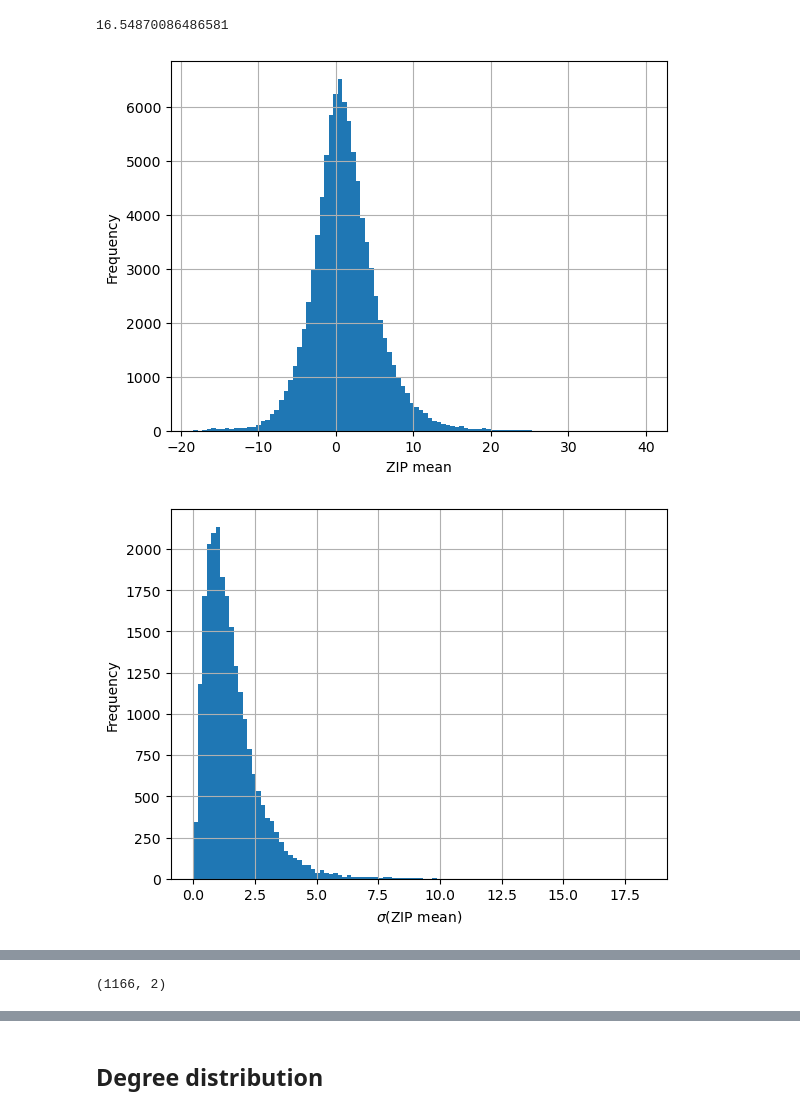
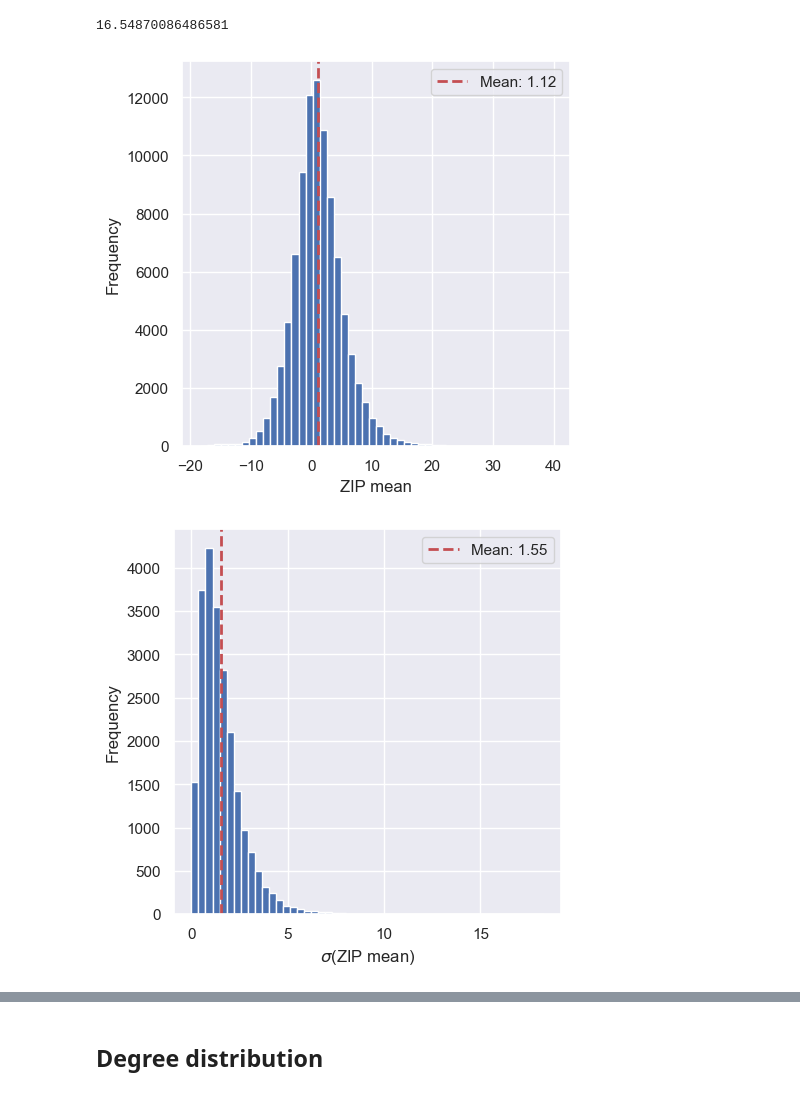
Before and after one commit to Madscba/GRLDrugProp, a Jupyter notebook: notebooks/Data_exploration_zip.ipynb, the cells around one changed output, grey strips where cells are left out. Drawn from its saved outputs; the diff is of its cells as text; code cells hidden in the pictures.

```diff
--- a/notebooks/Data_exploration_zip.ipynb
+++ b/notebooks/Data_exploration_zip.ipynb
@@ -13,14 +13,28 @@ from graph_package.configs.directories import Directories
 import numpy as np
 import matplotlib.pyplot as plt
 import jsonlines
+import seaborn as sns
+sns.set()
 
 
 path = Directories.DATA_PATH / "silver" / "oneil" / "oneil.csv"
+path_drugcomb = Directories.DATA_PATH / "gold" / "drugcomb_filtered" / "drugcomb_filtered.csv"
+
+
 plot_path = Directories.REPO_PATH / "plots" / "oneil"
+plot_path_drugcomb = Directories.REPO_PATH / "plots" / "drugcomb"
 plot_path.mkdir(parents=True, exist_ok=True)
+plot_path_drugcomb.mkdir(parents=True, exist_ok=True)
 
-# dtype = {"drug_1_id": int, "drug_2_id": int}
+rename_dict = {
+    "block_id": "block_id",
+    "drug_row": "drug_1_name",
+    "drug_col": "drug_2_name",
+    "cell_line_name": "context",
+}
+reverse_dict = {v: k for k, v in rename_dict.items()}
 raw = pd.read_csv(path)  # ,dtype=dtype)
+df_drugcomb = pd.read_csv(path_drugcomb).rename(reverse_dict)
 raw.head(-10)
 # %% [output]
 |  | block_id | drug_row | drug_col | cell_line_name | study_name | tissue_name | conc_row_unit | conc_col_unit | ... |
@@ -97,40 +111,59 @@ df['synergy_zip_max'].mean()
 # %% [output]
 16.54870086486581
 # %%
-zip_mean = df['synergy_zip_mean'].hist(bins=100)
-#plt.vlines(df['synergy_zip_max'].mean(),ymin=0,ymax=max(df['synergy_zip_mean'].value_counts()))
+mean_zip_mean = df['synergy_zip_mean'].mean()
+zip_mean = df['synergy_zip_mean'].hist(bins=50,figsize=(5,5))
+plt.axvline(mean_zip_mean, color='r', linestyle='dashed', linewidth=2)
+plt.legend([f'Mean: {mean_zip_mean:.2f}'])
 plt.xlabel("ZIP mean")
 plt.ylabel("Frequency")
 plt.savefig(plot_path  / "synergy_zip_mean.png")
 plt.show()
-sub_df = df.groupby(["drug_1_name", "drug_2_name", "context"]).std()['synergy_zip_mean'].hist(bins=100)
+
+mean_zip_mean_std = df.groupby(["drug_1_name", "drug_2_name", "context"]).std()['synergy_zip_mean'].mean()
+sub_df = df.groupby(["drug_1_name", "drug_2_name", "context"]).std()['synergy_zip_mean'].hist(bins=50,figsize=(5,5))
+plt.axvline(mean_zip_mean_std, color='r', linestyle='dashed', linewidth=2)
+plt.legend([f'Mean: {mean_zip_mean_std:.2f}'])
 plt.xlabel(r'$\sigma$(ZIP mean)')
 plt.ylabel("Frequency")
 plt.savefig(plot_path  / "synergy_zip_mean_std.png")
 plt.show()
 
-
-zip_max = df['synergy_zip_max'].hist(bins=100)
+mean_zip_max = df['synergy_zip_max'].mean()
+zip_max = df['synergy_zip_max'].hist(bins=50,figsize=(5,5))
+plt.axvline(mean_zip_max, color='r', linestyle='dashed', linewidth=2)
+plt.legend([f'Mean: {mean_zip_max:.2f}'])
 plt.xlabel("ZIP max")
-plt.ylabel("Frequency")
+plt.ylabel("")
 plt.savefig(plot_path  / "synergy_zip_max.png")
 plt.show()
-sub_df = df.groupby(["drug_1_name", "drug_2_name", "context"]).std()['synergy_zip_max'].hist(bins=100)
+
+mean_zip_max_std = df.groupby(["drug_1_name", "drug_2_name", "context"]).std()['synergy_zip_max'].mean()
+sub_df = df.groupby(["drug_1_name", "drug_2_name", "context"]).std()['synergy_zip_max'].hist(bins=50,figsize=(5,5))
+plt.axvline(mean_zip_max_std, color='r', linestyle='dashed', linewidth=2)
+plt.legend([f'Mean: {mean_zip_max_std:.2f}'])
 plt.xlabel(r'$\sigma$(ZIP max)')
-plt.ylabel("Frequency")
+plt.ylabel("")
 plt.savefig(plot_path  / "synergy_zip_max_std.png")
 plt.show()
 
-css = df['css'].hist(bins=100)
+mean_css = df['css'].mean()
+css = df['css'].hist(bins=50,figsize=(5,5))
+plt.axvline(mean_css, color='r', linestyle='dashed', linewidth=2)
+plt.legend([f'Mean: {mean_css:.2f}'])
 plt.xlabel("CSS")
-plt.ylabel("Frequency")
+plt.ylabel("")
 plt.savefig(plot_path  / "css.png")
 plt.show()
-sub_df = df.groupby(["drug_1_name", "drug_2_name", "context"]).std()['css'].hist(bins=100)
+
+mean_css_std = df.groupby(["drug_1_name", "drug_2_name", "context"]).std()['css'].mean()
+sub_df = df.groupby(["drug_1_name", "drug_2_name", "context"]).std()['css'].hist(bins=50,figsize=(5,5))
+plt.axvline(mean_css_std, color='r', linestyle='dashed', linewidth=2)
+plt.legend([f'Mean: {mean_css_std:.2f}'])
 plt.xlabel(r'$\sigma$(CSS)')
-plt.ylabel("Frequency")
+plt.ylabel("")
 plt.savefig(plot_path  / "css_std.png")
 plt.show()
 # %% [output]
-[figure, old version]
+[figure, new version]
-[figure, old version]
+[figure, new version]
@@ -141,4 +173,0 @@ plt.show()
-# %%
-df_pairs_new.shape
-# %% [output]
-(1166, 2)
```
Also changed, not shown: parts of 7 cells of this notebook, 8 other files.
